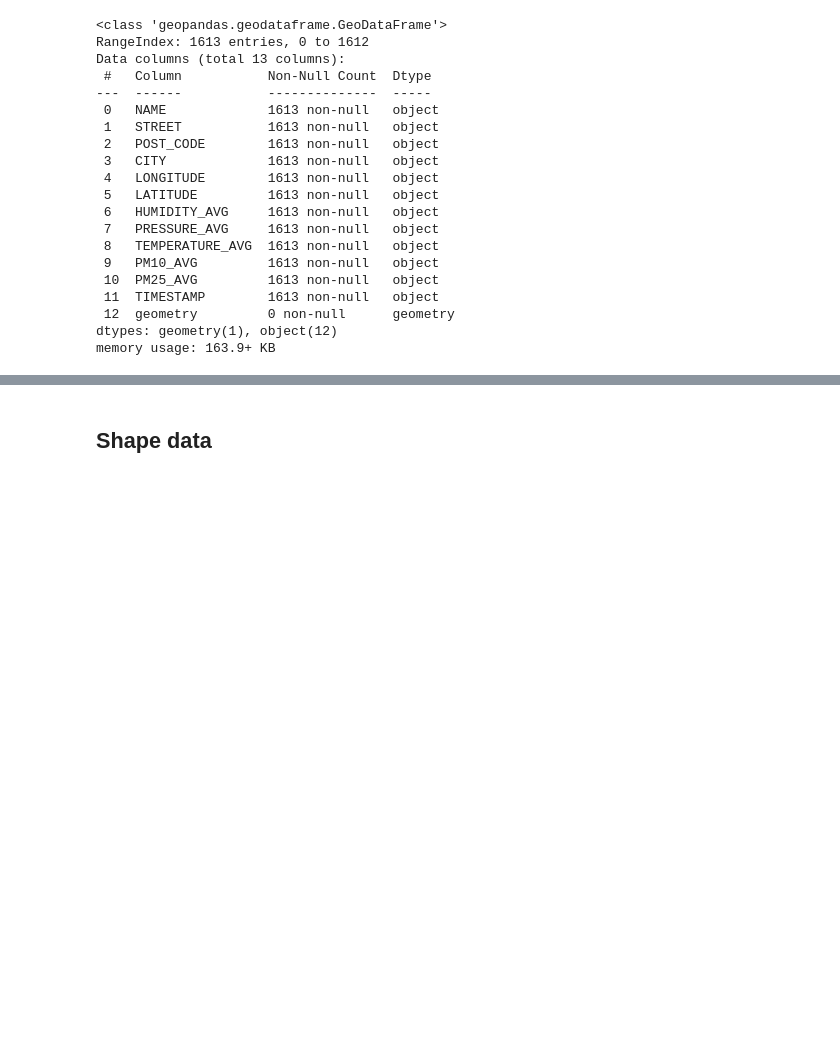
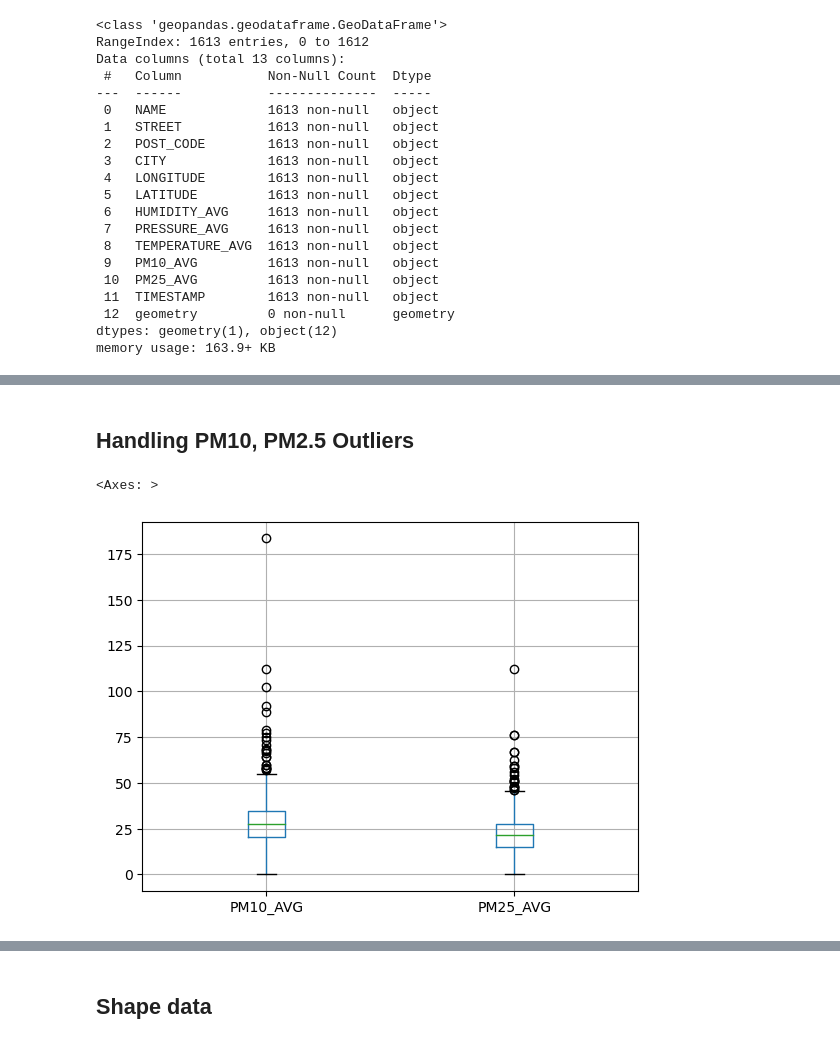
Before and after one commit to elangaar/airpoll-interpolations, a Jupyter notebook: notebooks/main.ipynb, the cells around one changed output, grey strips where cells are left out. Drawn from its saved outputs; the diff is of its cells as text; code cells hidden in the pictures; blank space fills up the shorter version.

```diff
--- a/notebooks/main.ipynb
+++ b/notebooks/main.ipynb
@@ -81,0 +129,7 @@ punkty.describe()
+# %% [markdown]
+## Handling PM10, PM2.5 Outliers
+# %%
+punkty.boxplot(column=['PM10_AVG', 'PM25_AVG'])
+# %% [output]
+<Axes: >
+[figure, added]
```
Also changed, not shown: parts of 23 cells of this notebook.
